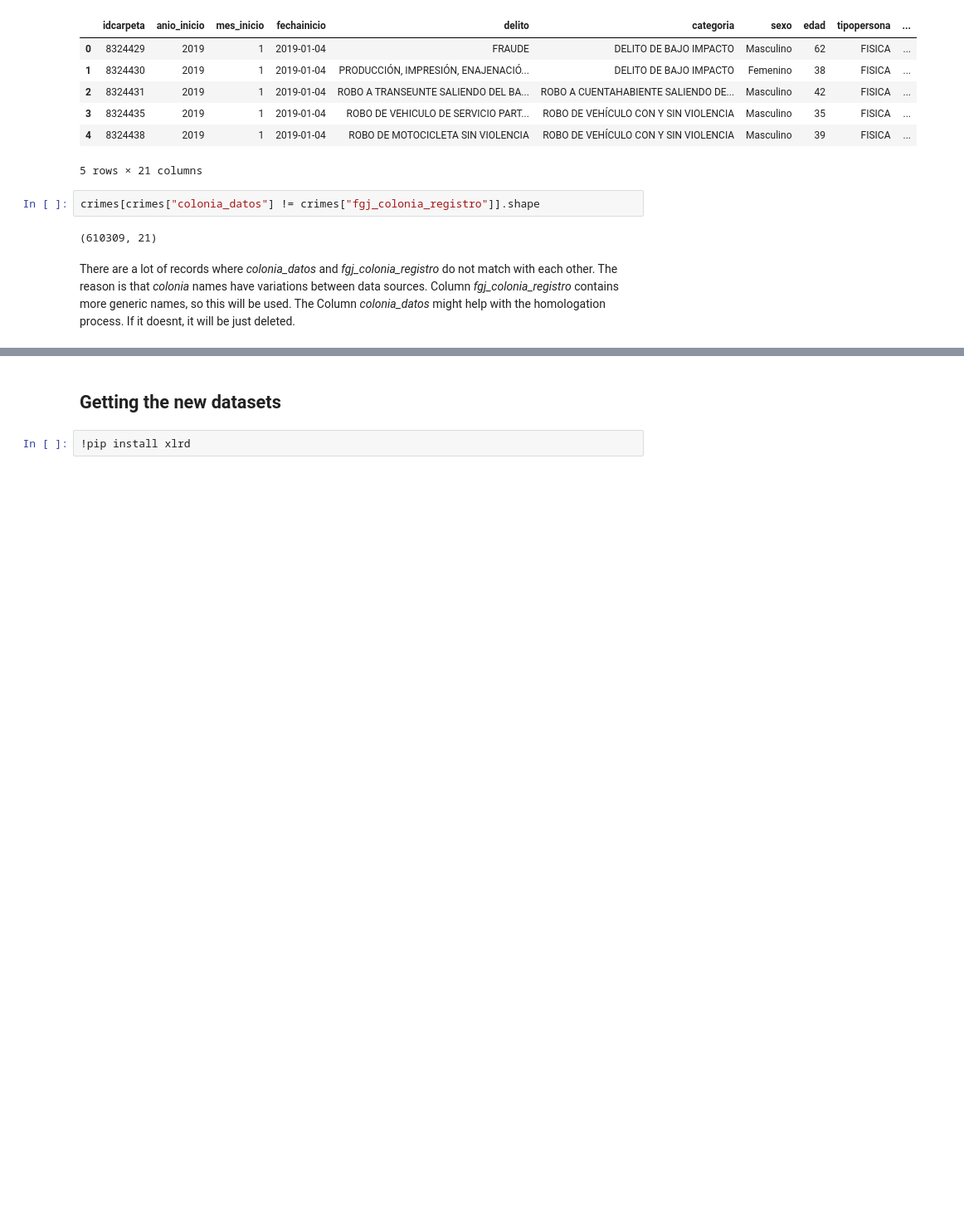
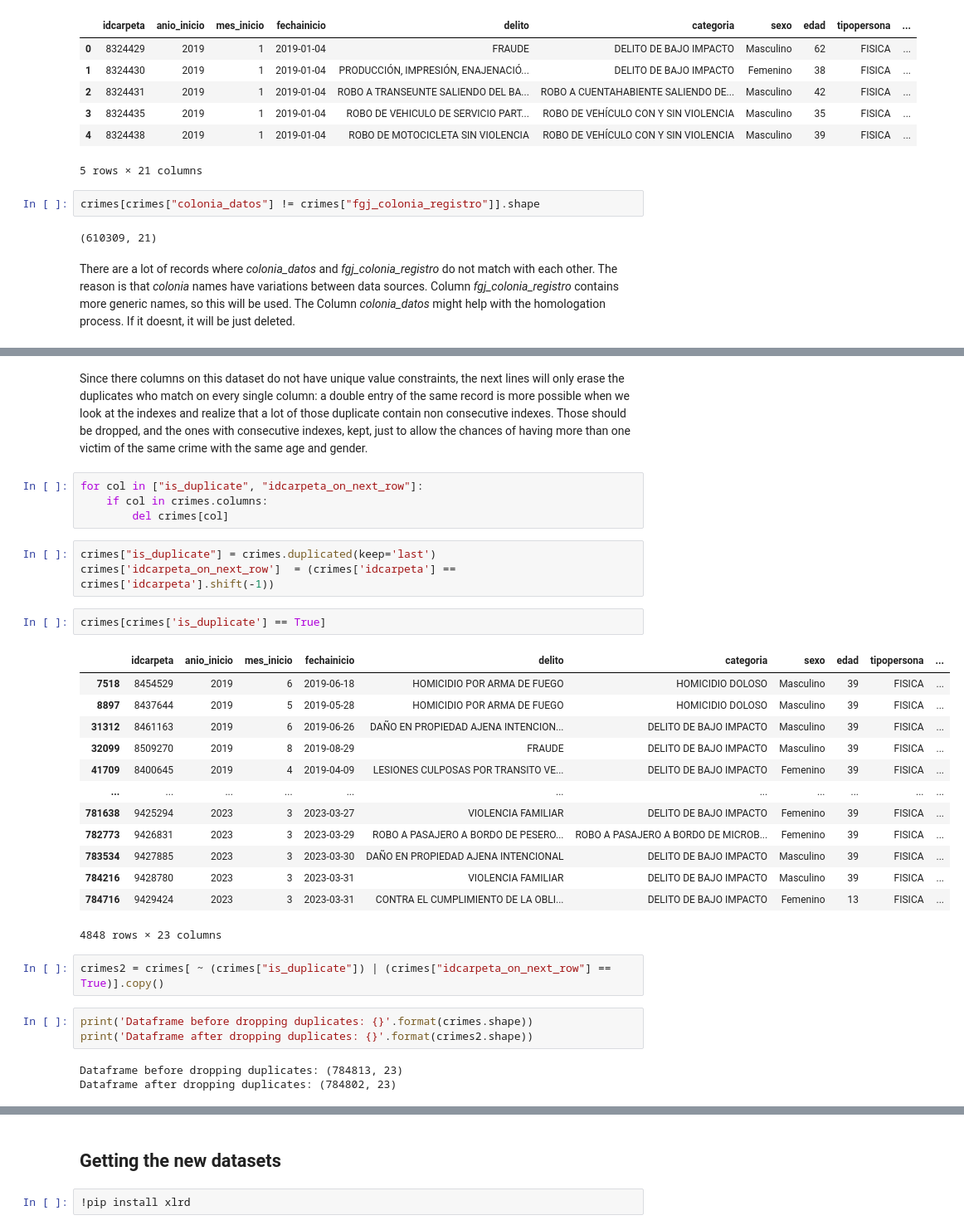
Before and after one commit to marcocasillas91/sdc-security, a Jupyter notebook: notebooks/1_first_datalake.ipynb, the cells around one changed output, grey strips where cells are left out. Shown at 83% size. Drawn from its saved outputs; the diff is of its cells as text; blank space fills up the shorter version.

```diff
--- a/notebooks/1_first_datalake.ipynb
+++ b/notebooks/1_first_datalake.ipynb
@@ -146,0 +205,33 @@ crimes.to_csv(repo_path+'/datasets/crimes.csv', index=False)
+# %% [markdown]
+Since there columns on this dataset do not have unique value constraints, the next lines will only erase the duplicates who match on every single column: a double entry of the same record is more possible when we look at the indexes and realize that a lot of those duplicate contain non consecutive indexes. Those should be dropped, and the ones with consecutive indexes, kept, just to allow the chances of having more than one victim of the same crime with the same age and gender.
+# %%
+for col in ["is_duplicate", "idcarpeta_on_next_row"]:
+    if col in crimes.columns:
+        del crimes[col]
+# %%
+crimes["is_duplicate"] = crimes.duplicated(keep='last')
+crimes['idcarpeta_on_next_row']  = (crimes['idcarpeta'] == crimes['idcarpeta'].shift(-1))
+# %%
+crimes[crimes['is_duplicate'] == True]
+# %% [output]
+|  | idcarpeta | anio_inicio | mes_inicio | fechainicio | delito | categoria | sexo | edad | tipopersona | ... |
+| 7518 | 8454529 | 2019 | 6 | 2019-06-18 | HOMICIDIO POR ARMA DE FUEGO | HOMICIDIO DOLOSO | Masculino | 39 | FISICA | ... |
+| 8897 | 8437644 | 2019 | 5 | 2019-05-28 | HOMICIDIO POR ARMA DE FUEGO | HOMICIDIO DOLOSO | Masculino | 39 | FISICA | ... |
+| 31312 | 8461163 | 2019 | 6 | 2019-06-26 | DAÑO EN PROPIEDAD AJENA INTENCION... | DELITO DE BAJO IMPACTO | Masculino | 39 | FISICA | ... |
+| 32099 | 8509270 | 2019 | 8 | 2019-08-29 | FRAUDE | DELITO DE BAJO IMPACTO | Masculino | 39 | FISICA | ... |
+| 41709 | 8400645 | 2019 | 4 | 2019-04-09 | LESIONES CULPOSAS POR TRANSITO VE... | DELITO DE BAJO IMPACTO | Femenino | 39 | FISICA | ... |
+| ... | ... | ... | ... | ... | ... | ... | ... | ... | ... | ... |
+| 781638 | 9425294 | 2023 | 3 | 2023-03-27 | VIOLENCIA FAMILIAR | DELITO DE BAJO IMPACTO | Femenino | 39 | FISICA | ... |
+| 782773 | 9426831 | 2023 | 3 | 2023-03-29 | ROBO A PASAJERO A BORDO DE PESERO... | ROBO A PASAJERO A BORDO DE MICROB... | Femenino | 39 | FISICA | ... |
+| 783534 | 9427885 | 2023 | 3 | 2023-03-30 | DAÑO EN PROPIEDAD AJENA INTENCIONAL | DELITO DE BAJO IMPACTO | Masculino | 39 | FISICA | ... |
+| 784216 | 9428780 | 2023 | 3 | 2023-03-31 | VIOLENCIA FAMILIAR | DELITO DE BAJO IMPACTO | Masculino | 39 | FISICA | ... |
+| 784716 | 9429424 | 2023 | 3 | 2023-03-31 | CONTRA EL CUMPLIMIENTO DE LA OBLI... | DELITO DE BAJO IMPACTO | Femenino | 13 | FISICA | ... |
+4848 rows × 23 columns
+# %%
+crimes2 = crimes[ ~ (crimes["is_duplicate"]) | (crimes["idcarpeta_on_next_row"] == True)].copy()
+# %%
+print('Dataframe before dropping duplicates: {}'.format(crimes.shape))
+print('Dataframe after dropping duplicates: {}'.format(crimes2.shape))
+# %% [output]
+Dataframe before dropping duplicates: (784813, 23)
+Dataframe after dropping duplicates: (784802, 23)
```
Also changed, not shown: parts of 44 cells of this notebook.
